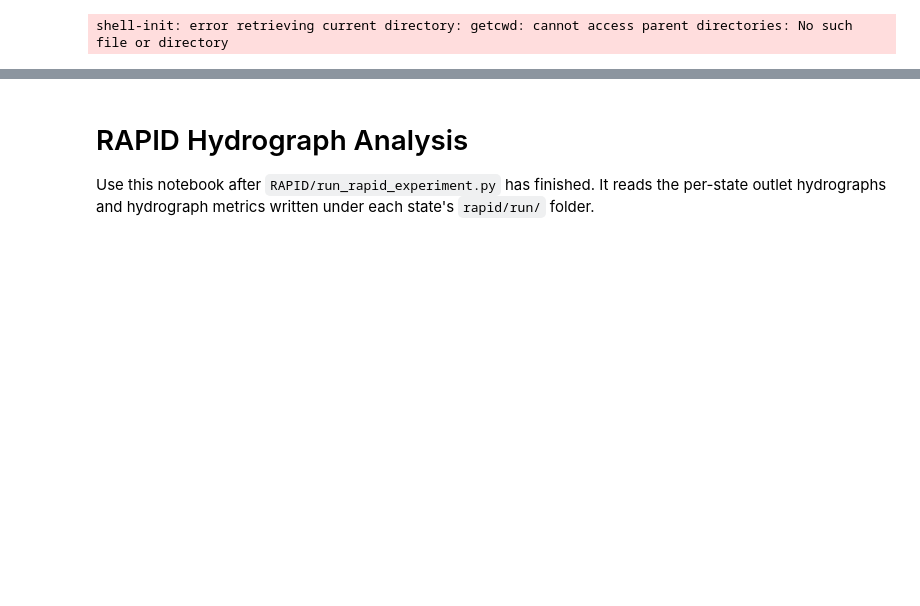
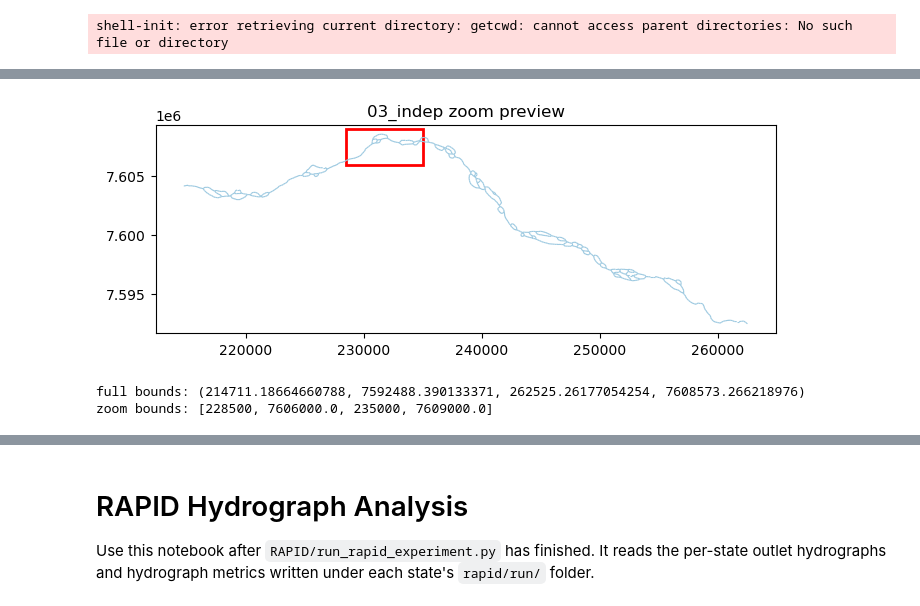
Before and after one commit to niekcde/river_hierarchy, a Jupyter notebook: RAPID/notebooks/rapid_hydrograph_analysis.ipynb, the cells around one changed output, grey strips where cells are left out. Drawn from its saved outputs; the diff is of its cells as text; code cells hidden in the pictures; blank space fills up the shorter version.

```diff
--- a/RAPID/notebooks/rapid_hydrograph_analysis.ipynb
+++ b/RAPID/notebooks/rapid_hydrograph_analysis.ipynb
@@ -380,0 +392,20 @@ shell-init: error retrieving current directory: getcwd: cannot access parent dir
+# %%
+from pathlib import Path
+
+from rapid_tools.analysis import (
+    build_combined_analysis_frame,
+    plot_effect_signature,
+    plot_hydrograph_overlay,
+    write_wave_gif,
+)
+
+indep_dir = Path("/Users/6256481/Code/river-hierarchy/network_variants/output/03_indep")
+compound_dir = Path("/Users/6256481/Code/river-hierarchy/network_variants/output/03_compound_bubbles")
+
+analysis = build_combined_analysis_frame(indep_dir, compound_dir)
+
+fig = plot_effect_signature(analysis)
+fig.show()
+
+fig2 = plot_hydrograph_overlay(indep_dir, ["S046_unit_10", "S027_unit_52"])
+fig2.show()
@@ -380,0 +455,60 @@ shell-init: error retrieving current directory: getcwd: cannot access parent dir
+# %%
+from pathlib import Path
+import geopandas as gpd
+import matplotlib.pyplot as plt
+import matplotlib.patches as patches
+
+EXAMPLE_WAVE_ZOOMS = {
+    "03": (0, 0, 1, 1),  # replace with real projected coords
+    "02": (0, 0, 1, 1),
+    "05": (0, 0, 1, 1),
+}
+
+def get_example_wave_zoom(experiment_dir):
+    example_id = Path(experiment_dir).name.split("_")[0]
+    if example_id not in EXAMPLE_WAVE_ZOOMS:
+        raise KeyError(f"No zoom window configured for example {example_id}")
+    return EXAMPLE_WAVE_ZOOMS[example_id]
+
+def preview_wave_zoom(experiment_dir, state_id="S000_base", zoom_bounds=None, figsize=(8, 8)):
+    experiment_dir = Path(experiment_dir)
+    if zoom_bounds is None:
+        zoom_bounds = get_example_wave_zoom(experiment_dir)
+
+    gpkg = experiment_dir / "states" / state_id / "rapid" / "prep" / "rapid_reach_attributes.gpkg"
+    gdf = gpd.read_file(gpkg)
+
+    fig, ax = plt.subplots(figsize=figsize)
+    gdf.plot(ax=ax, color="#9ecae1", linewidth=0.8)
+
+    x0, y0, x1, y1 = zoom_bounds
+    rect = patches.Rectangle((x0, y0), x1 - x0, y1 - y0, fill=False, edgecolor="red", linewidth=2)
+    ax.add_patch(rect)
+
+    ax.set_aspect("equal")
+    ax.set_title(f"{experiment_dir.name} zoom preview")
+    plt.show()
+
+    print("full bounds:", tuple(gdf.total_bounds))
+    print("zoom bounds:", zoom_bounds)
+    return zoom_bounds
+
+def write_example_wave_mp4(experiment_dir, state_id, **kwargs):
+    zoom_bounds = kwargs.pop("zoom_bounds", None)
+    if zoom_bounds is None:
+        zoom_bounds = get_example_wave_zoom(experiment_dir)
+
+    return write_wave_mp4(
+        experiment_dir,
+        state_id,
+        zoom_bounds=zoom_bounds,
+        **kwargs,
+    )
+
+
+preview_wave_zoom(indep_dir, "S046_unit_10",
+                  zoom_bounds=[228500, 7.606e6, 235000, 7.609e6])
+# %% [output]
+[figure, added]
+full bounds: (214711.18664660788, 7592488.390133371, 262525.26177054254, 7608573.266218976)
+zoom bounds: [228500, 7606000.0, 235000, 7609000.0]
```
Also changed, not shown: parts of 24 cells of this notebook, 7 other files.
